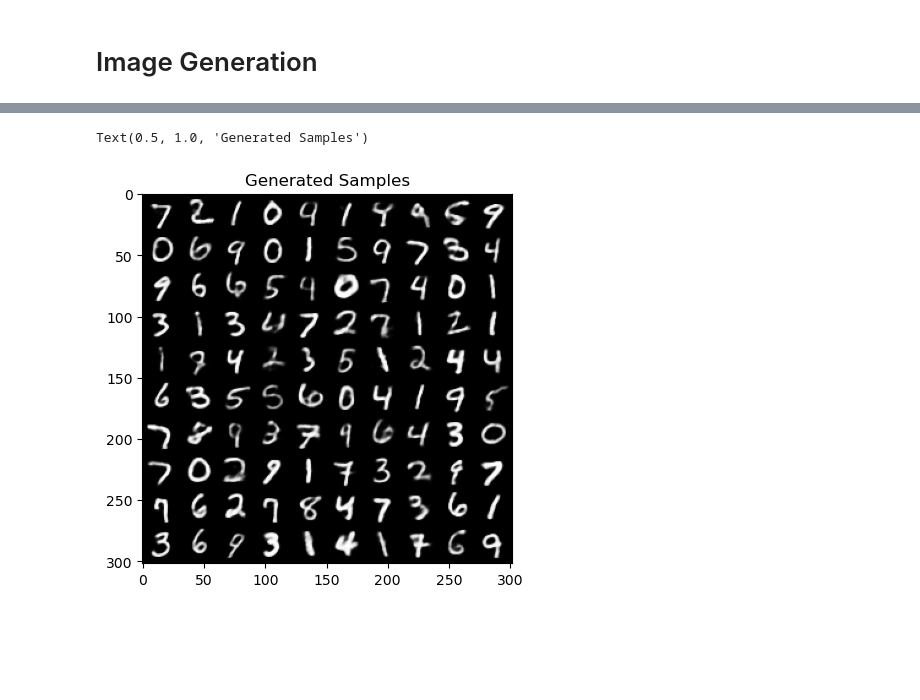
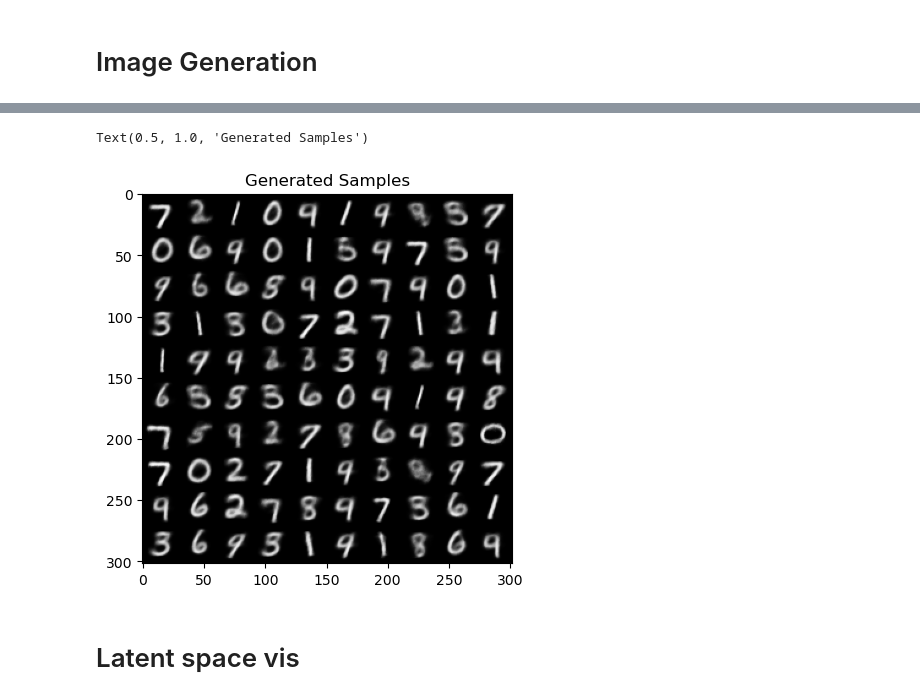
Before and after one commit to sseunghyuns/ai-paper-study, a Jupyter notebook: Generative-Models/VAE/vae.ipynb, the cells around one changed output, grey strips where cells are left out. Cells and saved outputs as stored; diff of their text form; code cells hidden in the pictures; blank space fills up the shorter version.

Commit message:
Update VAE latent space visualization

```diff
--- a/Generative-Models/VAE/vae.ipynb
+++ b/Generative-Models/VAE/vae.ipynb
@@ -20,10 +21,10 @@ print(torch.__version__)
 # %%
 config = EasyDict({
     'INPUT_DIM' : 784,
-    'HIDDEN_DIM': 200,
-    'Z_DIM': 20,
+    'HIDDEN_DIM': 1024,
+    'Z_DIM': 2,
     'LR': 1e-3,
-    'BATCH_SIZE':100,
+    'BATCH_SIZE':2048,
     'EPOCHS':30,
     'DEVICE': 'cuda' if torch.cuda.is_available else 'cpu'
 })
@@ -47,22 +48,25 @@ class VariationalAutoEncoder(nn.Module):
 
         # Encoder
         self.image_to_hidden = nn.Linear(input_dim, hidden_dim)
+        self.hidden_to_hidden_enc = nn.Linear(hidden_dim, hidden_dim) # Layer 1개만 학습하면 생성되는 이미지의 품질이 좋지 않았음.
         self.hidden_to_mu = nn.Linear(hidden_dim, z_dim)
         self.hidden_to_sigma = nn.Linear(hidden_dim, z_dim)
 
         # Decoder
         self.z_to_hidden = nn.Linear(z_dim, hidden_dim)
+        self.hidden_to_hidden_dec = nn.Linear(hidden_dim, hidden_dim)
         self.hidden_to_image = nn.Linear(hidden_dim, input_dim)
-
 
     def encode(self, x):
         h = self.relu(self.image_to_hidden(x))
+        h = self.relu(self.hidden_to_hidden_enc(h))
         mu = self.hidden_to_mu(h)
         log_var = self.hidden_to_sigma(h)
         return mu, log_var # log variance로 학습하는 경우도 있음. -> Training stability
 
     def decode(self, z):
         h = self.relu(self.z_to_hidden(z))
+        h = self.relu(self.hidden_to_hidden_dec(h))
         x_hat = torch.sigmoid(self.hidden_to_image(h)) # Why sigmoid? -> For reconstruction error. Normalized Our Data to 0~1.
         return x_hat
 
@@ -185,8 +161,10 @@ with torch.no_grad():
 
         break
 # %%
-plt.imshow(torchvision.utils.make_grid(x_generated.view(-1,1,28,28).detach().cpu(), nrow=10).permute(1,2,0))
+plt.imshow(torchvision.utils.make_grid(x_generated[:100].view(-1,1,28,28).detach().cpu(), nrow=10).permute(1,2,0))
 plt.title('Generated Samples')
 # %% [output]
 Text(0.5, 1.0, 'Generated Samples')
-[figure, old version]
+[figure, new version]
+# %% [markdown]
+# Latent space vis
```
Also changed, not shown: parts of 10 cells of this notebook.
